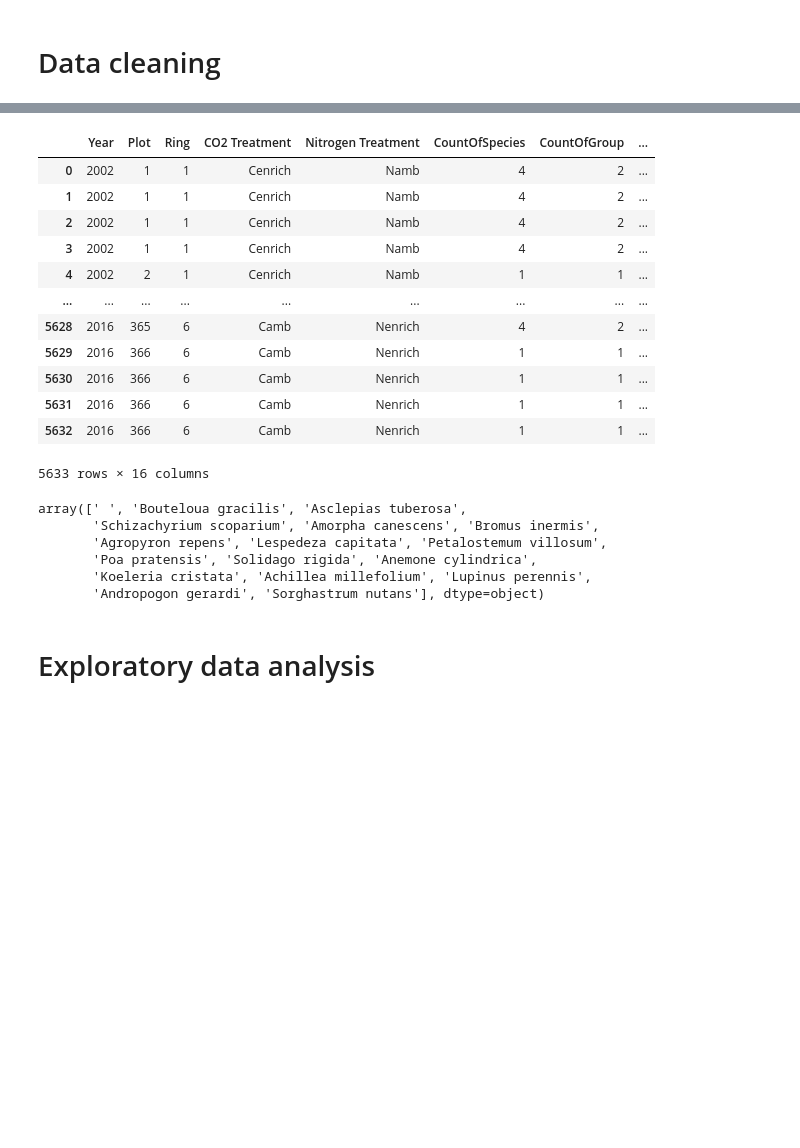
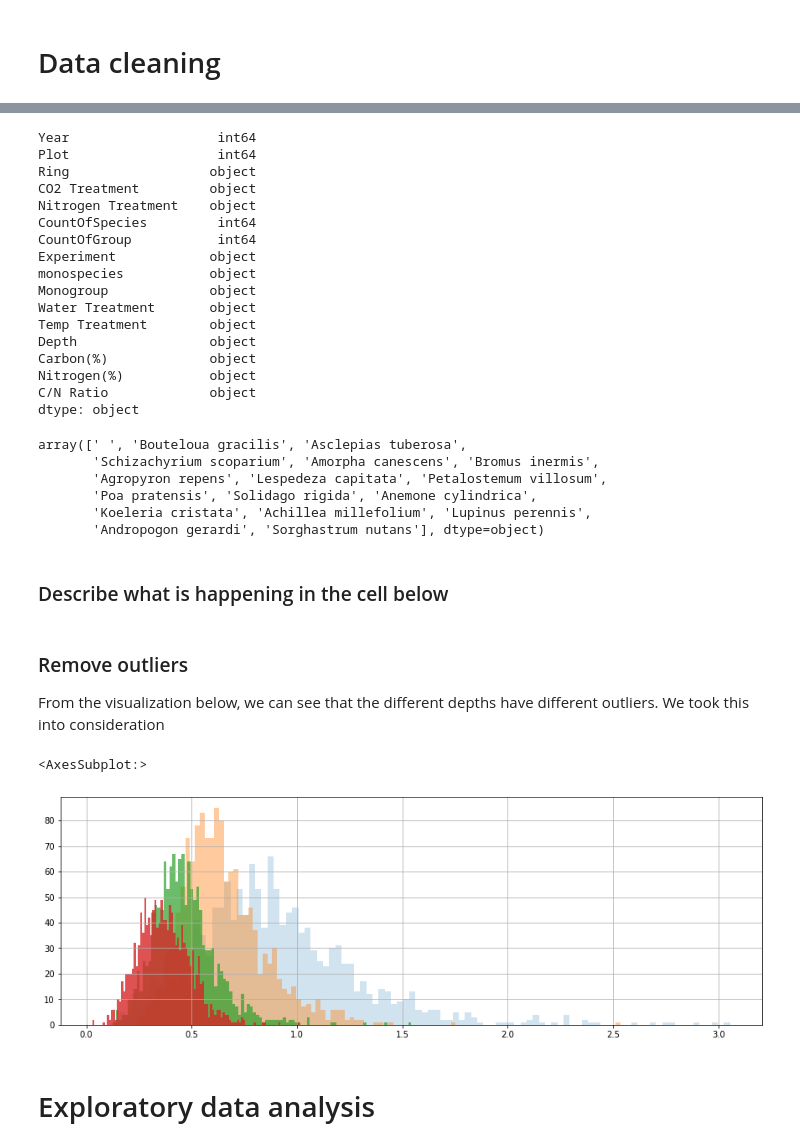
Before and after one commit to Mariuble/ucberkeley_biodiversity, a Jupyter notebook: Notebook.ipynb, the cells around one changed output, grey strips where cells are left out. Drawn from its saved outputs; the diff is of its cells as text; code cells hidden in the pictures; blank space fills up the shorter version.

Commit message:
outliers of different depths

```diff
--- a/Notebook.ipynb
+++ b/Notebook.ipynb
@@ -12,19 +22,23 @@ species = pd.read_csv('datasets/species.txt', delimiter='\t')
 # %%
-bicon
+bicon.dtypes
 # %% [output]
-|  | Year | Plot | Ring | CO2 Treatment | Nitrogen Treatment | CountOfSpecies | CountOfGroup | ... |
-| 0 | 2002 | 1 | 1 | Cenrich | Namb | 4 | 2 | ... |
-| 1 | 2002 | 1 | 1 | Cenrich | Namb | 4 | 2 | ... |
-| 2 | 2002 | 1 | 1 | Cenrich | Namb | 4 | 2 | ... |
-| 3 | 2002 | 1 | 1 | Cenrich | Namb | 4 | 2 | ... |
-| 4 | 2002 | 2 | 1 | Cenrich | Namb | 1 | 1 | ... |
-| ... | ... | ... | ... | ... | ... | ... | ... | ... |
-| 5628 | 2016 | 365 | 6 | Camb | Nenrich | 4 | 2 | ... |
-| 5629 | 2016 | 366 | 6 | Camb | Nenrich | 1 | 1 | ... |
-| 5630 | 2016 | 366 | 6 | Camb | Nenrich | 1 | 1 | ... |
-| 5631 | 2016 | 366 | 6 | Camb | Nenrich | 1 | 1 | ... |
-| 5632 | 2016 | 366 | 6 | Camb | Nenrich | 1 | 1 | ... |
-5633 rows × 16 columns
+Year                   int64
+Plot                   int64
+Ring                  object
+CO2 Treatment         object
+Nitrogen Treatment    object
+CountOfSpecies         int64
+CountOfGroup           int64
+Experiment            object
+monospecies           object
+Monogroup             object
+Water Treatment       object
+Temp Treatment        object
+Depth                 object
+Carbon(%)             object
+Nitrogen(%)           object
+C/N Ratio             object
+dtype: object
 # %%
 bicon['monospecies'].unique()
 # %% [output]
@@ -34,6 +48,8 @@ array([' ', 'Bouteloua gracilis', 'Asclepias tuberosa',
        'Poa pratensis', 'Solidago rigida', 'Anemone cylindrica',
        'Koeleria cristata', 'Achillea millefolium', 'Lupinus perennis',
        'Andropogon gerardi', 'Sorghastrum nutans'], dtype=object)
+# %% [markdown]
+### Describe what is happening in the cell below
 # %%
 bicon['Carbon(%)'].replace('', np.nan, inplace=True)
 bicon['Nitrogen(%)'].replace('', np.nan, inplace=True)
@@ -42,6 +58,18 @@ bicon.dropna(subset=['Carbon(%)', 'Nitrogen(%)', 'C/N Ratio'], inplace=True)
 bicon['Carbon(%)'] = bicon['Carbon(%)'].astype(float)
 bicon['Nitrogen(%)'] = bicon['Nitrogen(%)'].astype(float)
 bicon['C/N Ratio'] = bicon['C/N Ratio'].astype(float)
+# %% [markdown]
+### Remove outliers
+From the visualization below, we can see that the different depths have different outliers.
+We took this into consideration
+# %%
+bicon[bicon['Depth'] == '0-10']['Carbon(%)'].hist(bins=100, figsize=(15,5), alpha=0.2)
+bicon[bicon['Depth'] == '10-20']['Carbon(%)'].hist(bins=100, figsize=(15,5), alpha=0.4)
+bicon[bicon['Depth'] == '20-40']['Carbon(%)'].hist(bins=100, figsize=(15,5), alpha=0.7)
+bicon[bicon['Depth'] == '40-60']['Carbon(%)'].hist(bins=100, figsize=(15,5), alpha=0.8)
+# %% [output]
+<AxesSubplot:>
+[figure, added]
 # %% [markdown]
 # Exploratory data analysis
 # %%
```
Also changed, not shown: parts of 3 cells of this notebook, 1 other file.
